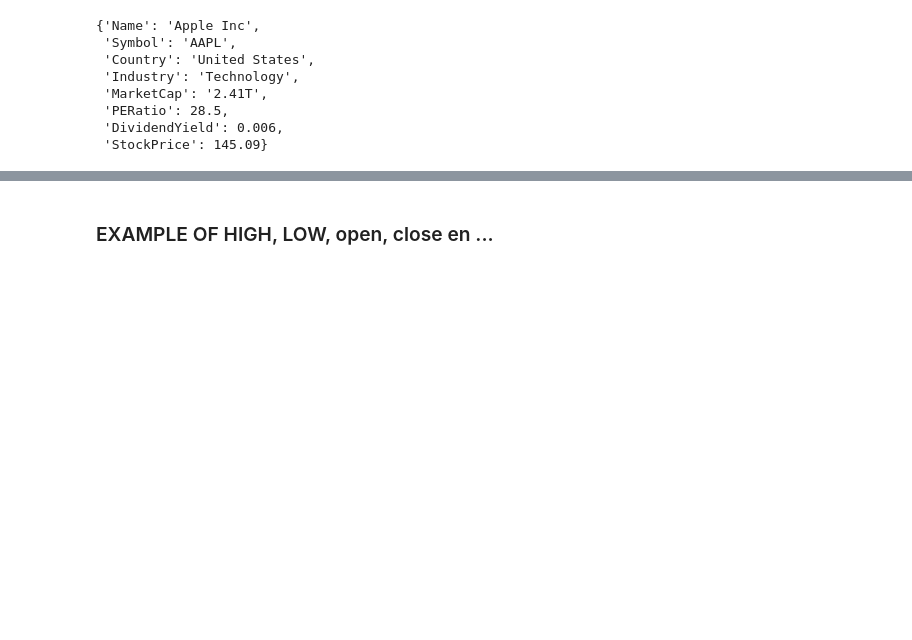
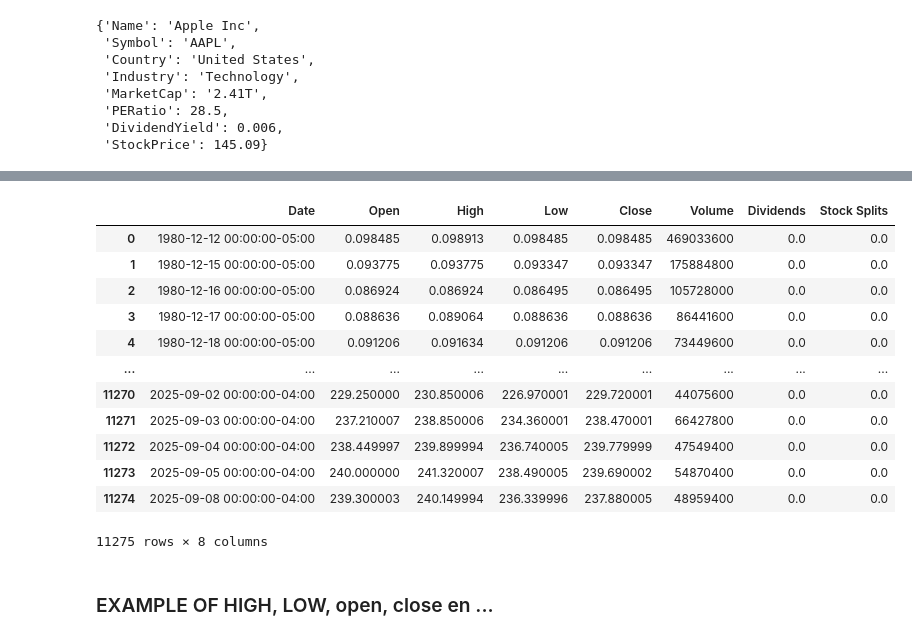
Before and after one commit to alirezaghorbani1983/IBM-DATA-SCIENCE, a Jupyter notebook: final_python.ipynb, the cells around one changed output, grey strips where cells are left out. Drawn from its saved outputs; the diff is of its cells as text; code cells hidden in the pictures; blank space fills up the shorter version.

```diff
--- a/final_python.ipynb
+++ b/final_python.ipynb
@@ -284,3 +291,22 @@ apple_share_price_data.head()
+# %%
+# change the first column to the real column for plot and functions on
+apple_share_price_data.reset_index(inplace=True)
+# %%
+apple_share_price_data
+# %% [output]
+|  | Date | Open | High | Low | Close | Volume | Dividends | Stock Splits |
+| 0 | 1980-12-12 00:00:00-05:00 | 0.098485 | 0.098913 | 0.098485 | 0.098485 | 469033600 | 0.0 | 0.0 |
+| 1 | 1980-12-15 00:00:00-05:00 | 0.093775 | 0.093775 | 0.093347 | 0.093347 | 175884800 | 0.0 | 0.0 |
+| 2 | 1980-12-16 00:00:00-05:00 | 0.086924 | 0.086924 | 0.086495 | 0.086495 | 105728000 | 0.0 | 0.0 |
+| 3 | 1980-12-17 00:00:00-05:00 | 0.088636 | 0.089064 | 0.088636 | 0.088636 | 86441600 | 0.0 | 0.0 |
+| 4 | 1980-12-18 00:00:00-05:00 | 0.091206 | 0.091634 | 0.091206 | 0.091206 | 73449600 | 0.0 | 0.0 |
+| ... | ... | ... | ... | ... | ... | ... | ... | ... |
+| 11270 | 2025-09-02 00:00:00-04:00 | 229.250000 | 230.850006 | 226.970001 | 229.720001 | 44075600 | 0.0 | 0.0 |
+| 11271 | 2025-09-03 00:00:00-04:00 | 237.210007 | 238.850006 | 234.360001 | 238.470001 | 66427800 | 0.0 | 0.0 |
+| 11272 | 2025-09-04 00:00:00-04:00 | 238.449997 | 239.899994 | 236.740005 | 239.779999 | 47549400 | 0.0 | 0.0 |
+| 11273 | 2025-09-05 00:00:00-04:00 | 240.000000 | 241.320007 | 238.490005 | 239.690002 | 54870400 | 0.0 | 0.0 |
+| 11274 | 2025-09-08 00:00:00-04:00 | 239.300003 | 240.149994 | 236.339996 | 237.880005 | 48959400 | 0.0 | 0.0 |
+11275 rows × 8 columns
 # %% [markdown]
 ### EXAMPLE OF HIGH, LOW, open, close en ...
 # %%
```
Also changed, not shown: parts of 1 cell of this notebook.
